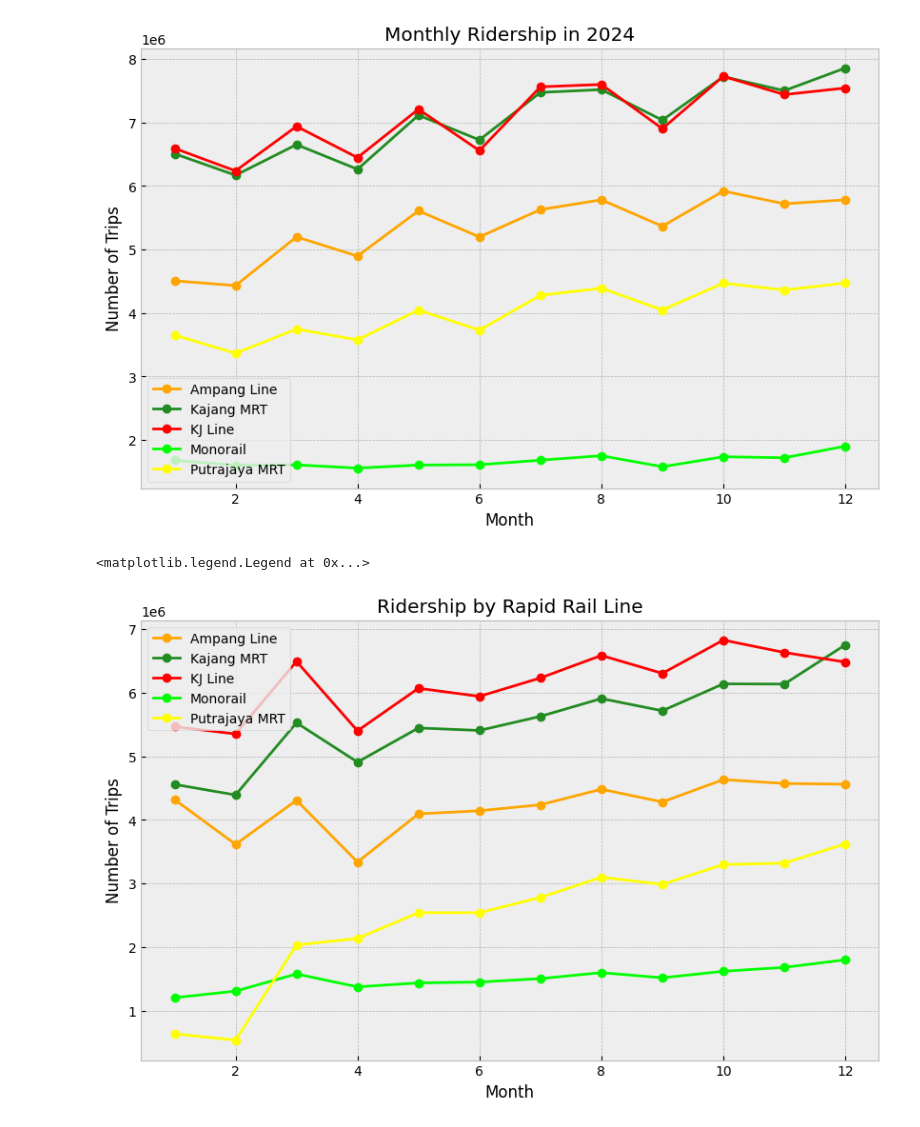
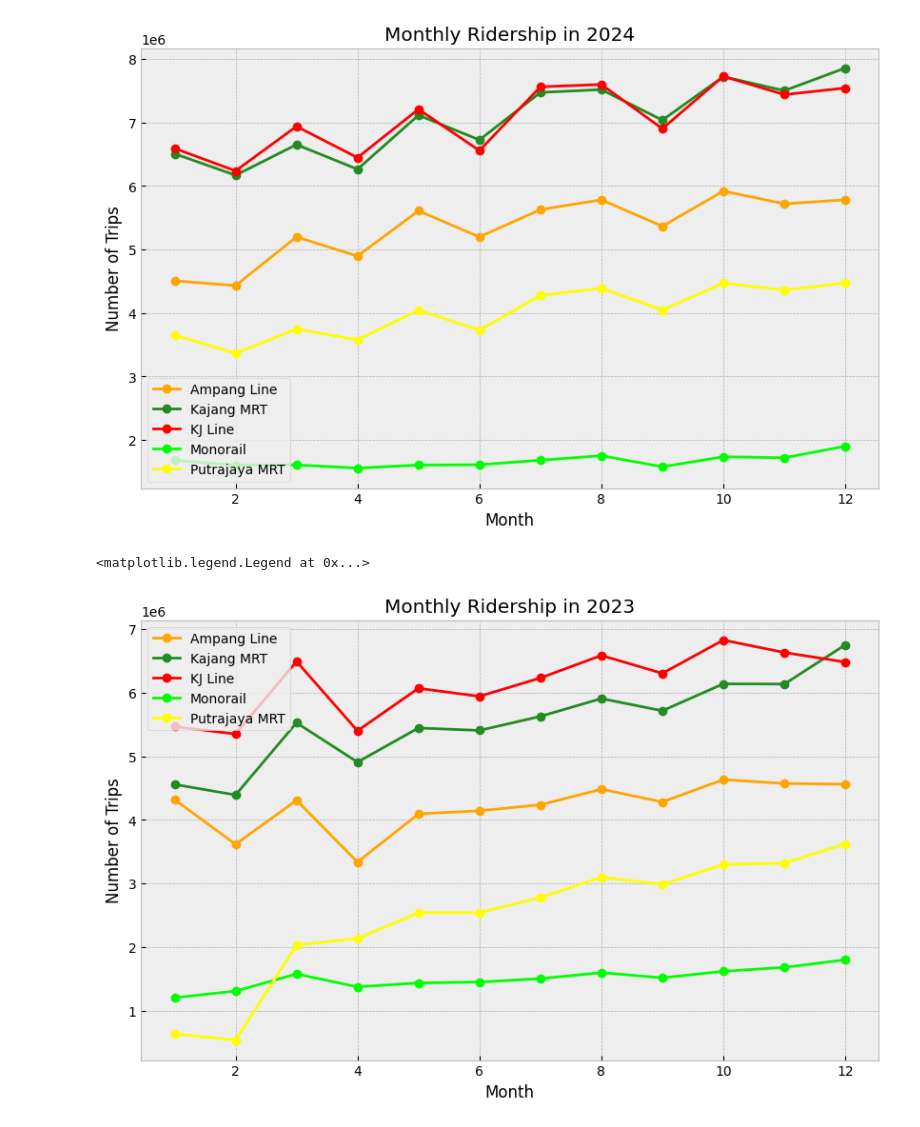
Before and after one commit to ApostropheArif/rapid-rail-ridership-analysis, a Jupyter notebook: Rapid Rail Ridership Analysis.ipynb, the cells around one changed output. Saved outputs shown, nothing was run; the diff lists cells and outputs as text; code cells hidden in the pictures.

```diff
--- a/Rapid Rail Ridership Analysis.ipynb
+++ b/Rapid Rail Ridership Analysis.ipynb
@@ -317,21 +302,21 @@ ax.legend()
 # %%
 rapid_rail_2023 = rapid_rail[rapid_rail['date'].dt.year == 2023]
 rapid_rail_by_month = rapid_rail_2023.groupby(rapid_rail['date'].dt.month)[numeric_cols].sum()
 rapid_rail_by_month.reset_index(inplace=True)
 
 fig, ax = plt.subplots(figsize=(10, 6))
 ax.plot(rapid_rail_by_month['date'], rapid_rail_by_month['rail_lrt_ampang'], marker='o', label='Ampang Line', color='orange')
 ax.plot(rapid_rail_by_month['date'], rapid_rail_by_month['rail_mrt_kajang'], marker='o', label='Kajang MRT', color='forestgreen')
 ax.plot(rapid_rail_by_month['date'], rapid_rail_by_month['rail_lrt_kj'], marker='o', label='KJ Line', color='red')
 ax.plot(rapid_rail_by_month['date'], rapid_rail_by_month['rail_monorail'], marker='o', label='Monorail', color='lime')
 ax.plot(rapid_rail_by_month['date'], rapid_rail_by_month['rail_mrt_pjy'], marker='o', label='Putrajaya MRT', color='yellow')
-ax.set_title('Ridership by Rapid Rail Line')
+ax.set_title('Monthly Ridership in 2023')
 ax.set_ylabel('Number of Trips')
 ax.set_xlabel('Month')
 ax.legend()
 # %% [output]
 <matplotlib.legend.Legend at 0x...>
-[figure, old version]
+[figure, new version]
 # %%
 rapid_rail_2022 = rapid_rail[rapid_rail['date'].dt.year == 2022]
 rapid_rail_by_month = rapid_rail_2022.groupby(rapid_rail['date'].dt.month)[numeric_cols].sum()
```
Also changed, not shown: parts of 10 cells of this notebook.
